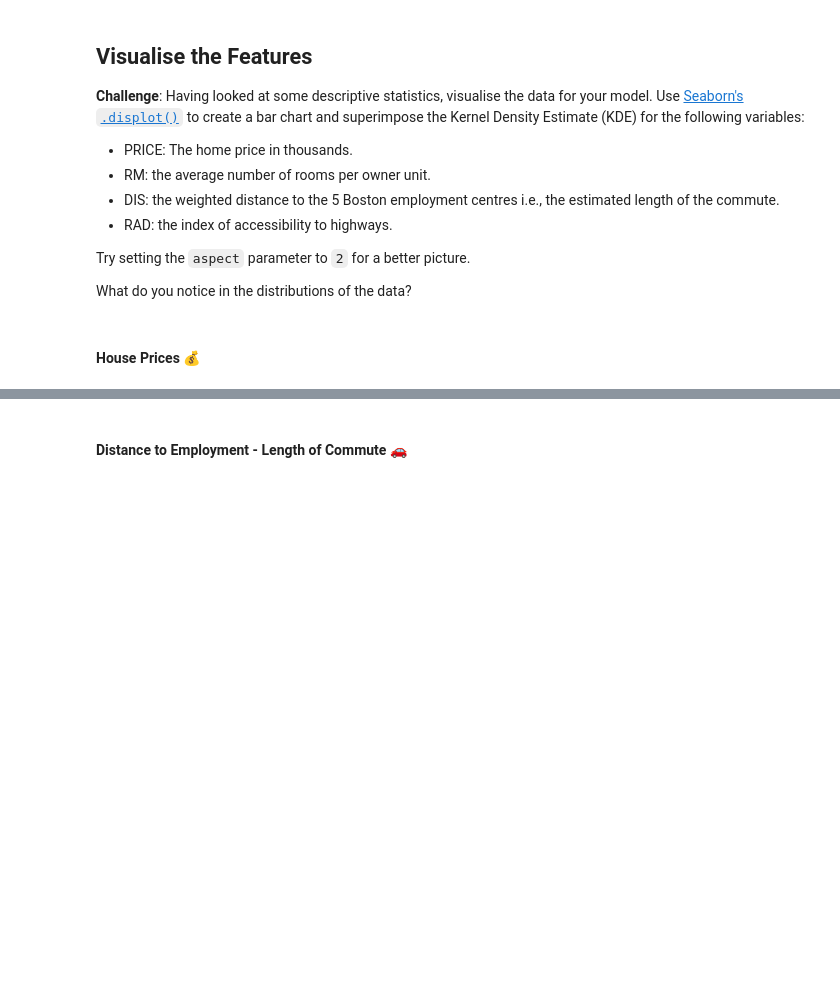
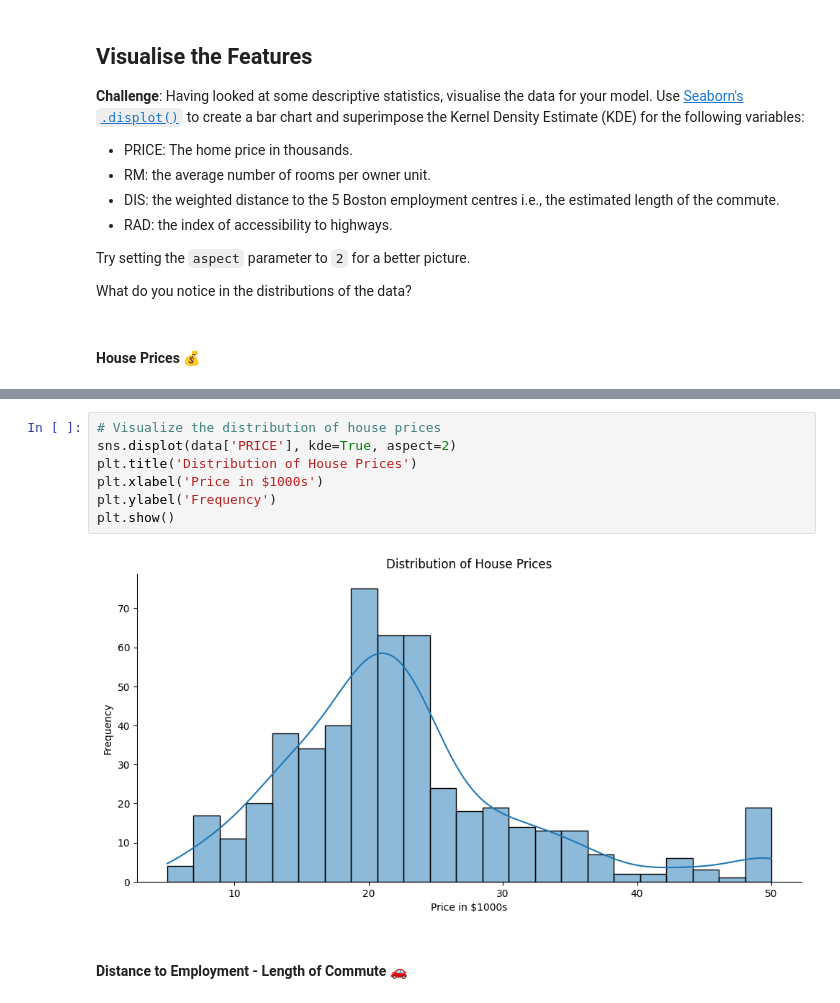
Before and after one commit to Anan014/Python_Pro_Bootcamp, a Jupyter notebook: day81-Predict_House_Prices/Multivariable_Regression_and_Valuation_Model.ipynb, the cells around one changed output, grey strips where cells are left out. Drawn from its saved outputs; the diff is of its cells as text; blank space fills up the shorter version.

Commit message:
day81 - Visualise the Features Completed

```diff
--- a/day81-Predict_House_Prices/Multivariable_Regression_and_Valuation_Model.ipynb
+++ b/day81-Predict_House_Prices/Multivariable_Regression_and_Valuation_Model.ipynb
@@ -218,2 +232,11 @@ What do you notice in the distributions of the data?
+# %%
+# Visualize the distribution of house prices
+sns.displot(data['PRICE'], kde=True, aspect=2)
+plt.title('Distribution of House Prices')
+plt.xlabel('Price in $1000s')
+plt.ylabel('Frequency')
+plt.show()
+# %% [output]
+[figure, added]
 # %% [markdown]
 #### Distance to Employment - Length of Commute 🚗
```
Also changed, not shown: parts of 11 cells of this notebook.
